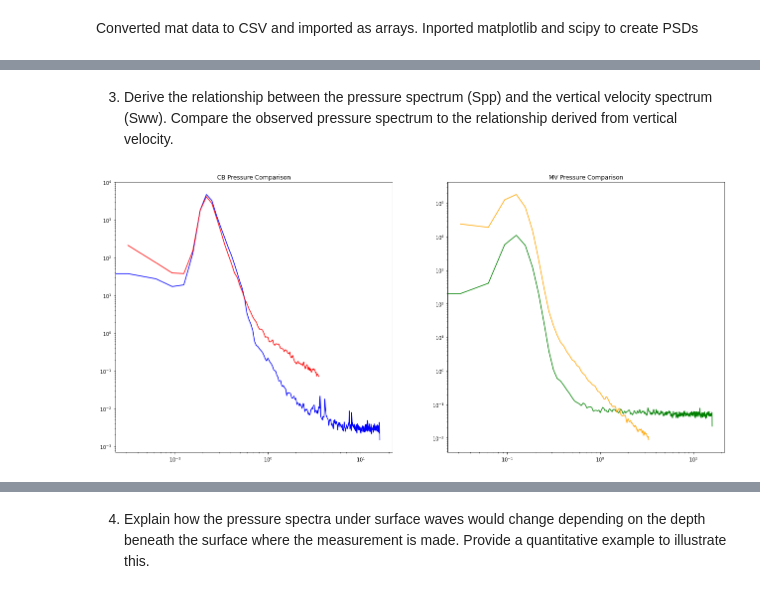
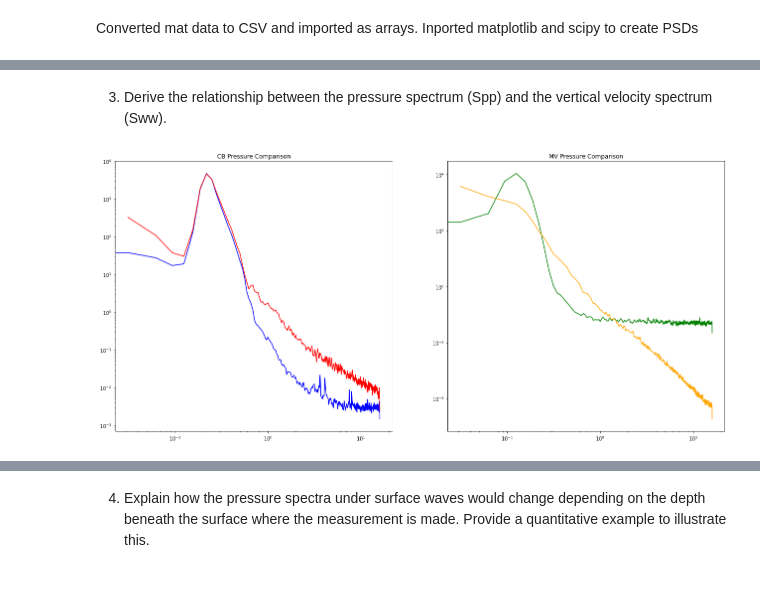
Before and after one commit to Wzesk/waves, a Jupyter notebook: wave_hw/wave _spectrum/wave_spectrum.ipynb, the cells around one changed output, grey strips where cells are left out. Saved outputs shown, nothing was run; the diff lists cells and outputs as text; code cells hidden in the pictures.

```diff
--- a/wave_hw/wave _spectrum/wave_spectrum.ipynb
+++ b/wave_hw/wave _spectrum/wave_spectrum.ipynb
@@ -114,34 +109,34 @@ plt.show()
 # %% [markdown]
-3.	Derive the relationship between the pressure spectrum (Spp) and the vertical velocity spectrum (Sww).  Compare the observed pressure spectrum to the relationship derived from vertical velocity.
+3.	Derive the relationship between the pressure spectrum (Spp) and the vertical velocity spectrum (Sww).
 # %%
 fig, (ax0,ax1) = plt.subplots(1, 2,figsize=(22, 10))
 i=0
 plots = fig.get_axes()
 #dn,P,u,v,w
 
 pf, CB_Pxx_press = signal.welch(CB_data[1], 32, nperseg=1024)
 for i in range(len(CB_Pxx_press)):
-    CB_Pxx_press[i] = CB_Pxx_press[i] * 10**4
+    CB_Pxx_press[i] = CB_Pxx_press[i] * 10**4 # converting to pascals
 plots[0].loglog(pf, CB_Pxx_press,color="blue")
 
 pf, MV_Pxx_press = signal.welch(MV_data[1], 32, nperseg=1024)
 for i in range(len(MV_Pxx_press)):
-    MV_Pxx_press[i] = MV_Pxx_press[i] * 10**4
+    MV_Pxx_press[i] = MV_Pxx_press[i] * 10**4 # converting to pascals
 plots[1].loglog(pf, MV_Pxx_press,color="green")
 
 
-wf, pp_CB_Pxx_W = signal.welch(CB_data[2], 32, nperseg=1024)
+wf, pp_CB_Pxx_W = signal.welch(CB_data[4], 32, nperseg=1024)
 for i in range(len(pp_CB_Pxx_W)):
     pp_CB_Pxx_W[i] = wm.ww_to_pp(pp_CB_Pxx_W[i],wf[i],14,-1.8)
 plots[0].loglog(wf, pp_CB_Pxx_W,color="red",label="calculated MV pressure")
 plots[0].set_title('CB Pressure Comparison')
 
-wf, pp_MV_Pxx_W = signal.welch(MV_data[2], 32, nperseg=1024)
+wf, pp_MV_Pxx_W = signal.welch(MV_data[4], 32, nperseg=1024)
 for i in range(len(pp_MV_Pxx_W)):
     pp_MV_Pxx_W[i] = wm.ww_to_pp(pp_MV_Pxx_W[i],wf[i],16,-15.6)
 plots[1].loglog(wf, pp_MV_Pxx_W,color="orange",label="calculated MV pressure")
 plots[1].set_title('MV Pressure Comparison')
 
 plt.show()
 # %% [output]
-[figure, old version]
+[figure, new version]
```
Also changed, not shown: parts of 11 cells of this notebook, 2 other files.
